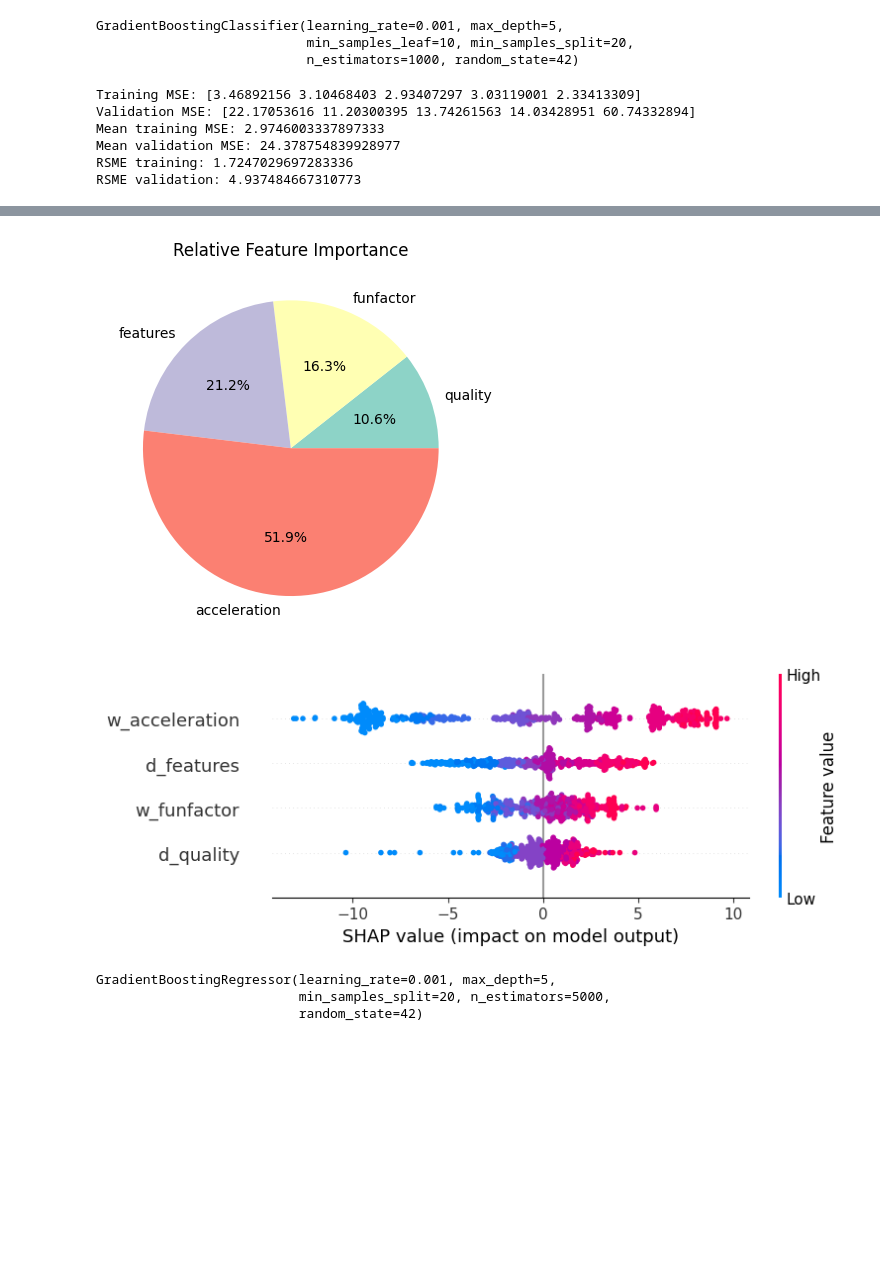
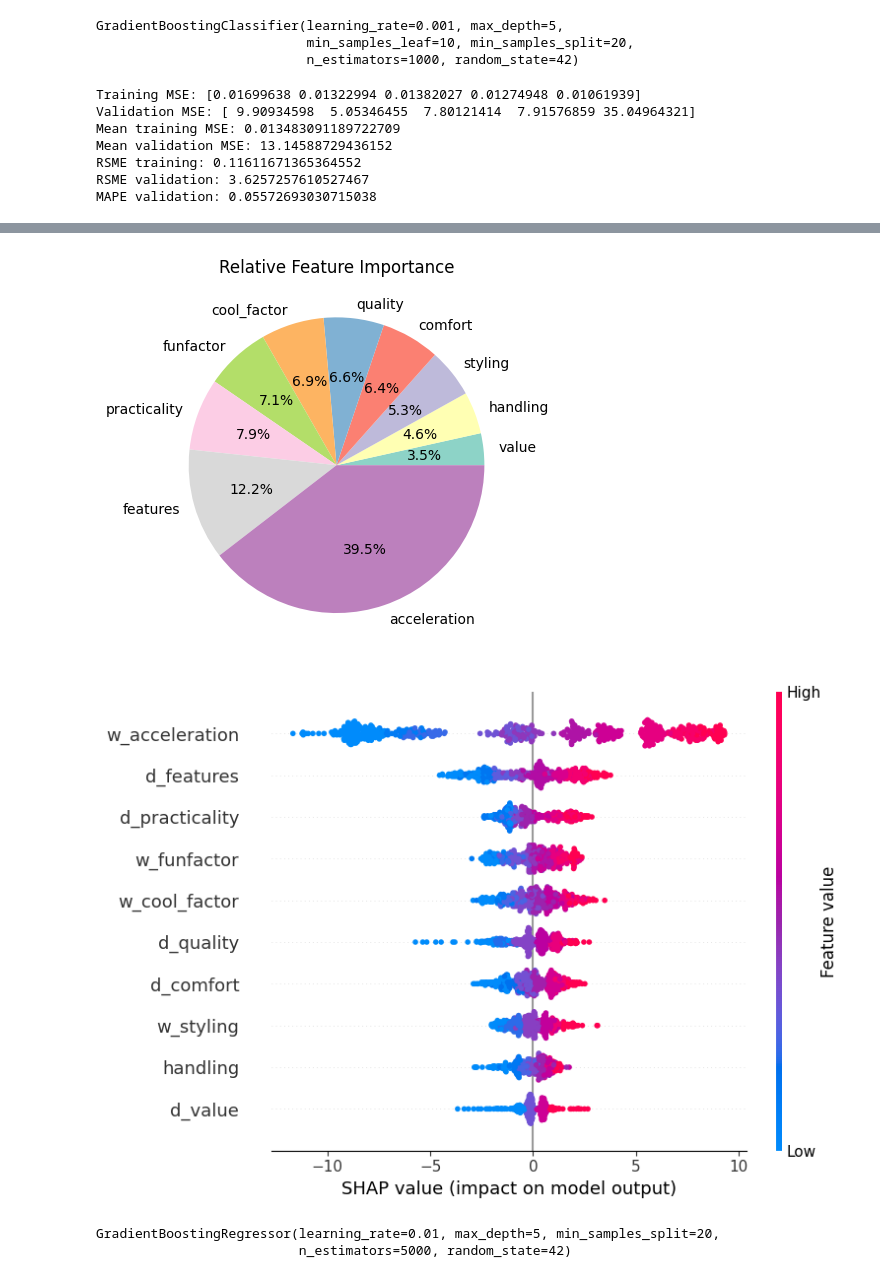
Before and after one commit to zcstarr/dougscore, a Jupyter notebook: dougs.ipynb, the cells around one changed output, grey strips where cells are left out. Drawn from its saved outputs; the diff is of its cells as text; code cells hidden in the pictures; blank space fills up the shorter version.

```diff
--- a/dougs.ipynb
+++ b/dougs.ipynb
@@ -87,7 +87,12 @@ df = pd.concat([df, pd.get_dummies(df["model_year_10"], drop_first=False, prefix
 df = pd.concat([df, pd.get_dummies(df["model_year_4"], drop_first=False, prefix="my4").astype(int)], axis=1)
 df = pd.concat([df, pd.get_dummies(df["model_year_3"], drop_first=False, prefix="my3").astype(int)], axis=1)
 df = pd.concat([df, pd.get_dummies(df["model_year_2"], drop_first=False, prefix="my2").astype(int)], axis=1)
-df['Acura']
+
+#one hot encoding vehicle and film country
+df = pd.concat([df, pd.get_dummies(df["vehicle_region"], drop_first=False, prefix="vr").astype(int)], axis=1)
+df = pd.concat([df, pd.get_dummies(df["vehicle_country"], drop_first=False, prefix="vc").astype(int)], axis=1)
+df = pd.concat([df, pd.get_dummies(df["film_region"], drop_first=False, prefix="fr").astype(int)], axis=1)
+df = pd.concat([df, pd.get_dummies(df["film_country"], drop_first=False, prefix="fc").astype(int)], axis=1)
 # %% [output]
 23.0
 [figure]
@@ -1046,7 +1092,13 @@ generate_subplots([two_feature_regression_results, three_feature_regression_resu
 from sklearn.cluster import KMeans
 import seaborn as sns
 from sklearn.manifold import MDS
-corr_matrix = df[ daily + weekend].corr()
+brands = df['brand'].unique().tolist()
+model_year_10 = list(map(lambda x: f"my10_{x}", df['model_year_10'].unique().tolist()))
+vehicle_region = list(map(lambda x: f"vr_{x}", df['vehicle_region'].unique().tolist()))
+vehicle_country = list(map(lambda x: f"vc_{x}", df['vehicle_country'].unique().tolist()))
+# meta features don't make much sense to plot they introduce alot of visual noise
+meta =['video_link_m'] #['video_link_m'] + model_year_10 + vehicle_region # ['video_link_m']  # vehicle_region + model_year_10 + brands
+corr_matrix = df[ daily + weekend + meta].corr()
 np.random.seed(42)
 
 # convert the correlation matrix to a distance metric(non negative) to make it easier to plot, group etc...
@@ -1054,7 +1106,7 @@ np.random.seed(42)
 distance_corr = np.sqrt(2 * (1 - corr_matrix))
 # Compute inertia for a range of clusters
 clusters = range(1, 11)
-inertia = [KMeans(n_clusters=k).fit(distance_corr).inertia_ for k in clusters]
+inertia = [KMeans(n_clusters=k, n_init='auto').fit(distance_corr).inertia_ for k in clusters]
 
 # Calculate the distance of each inertia point to the line from first to last inertia
 # Line from first to last: y = ax + b
@@ -1075,19 +1127,18 @@ plt.show()
 
 
 # Fit KMeans clustering using the optimal number of clusters (let's assume it's 3 for this example)
-kmeans = KMeans(n_clusters=elbow_cluster, random_state=42).fit(distance_corr)
+kmeans = KMeans(n_clusters=elbow_cluster, random_state=42, n_init='auto').fit(distance_corr)
 # Reduce dimensionality for visualization using MDS, multi dimensional scaling to reduce the dimensionality of the data so we can plot it
 mds = MDS(n_components=2, random_state=42, dissimilarity='precomputed')
 reduced_data = mds.fit_transform(distance_corr)
 
 
 # Plotting
-plt.figure(figsize=(10, 8))
+plt.figure(figsize=(20, 10))
 
 # Scatter plot the data points colored by their assigned cluster
 for cluster_num in range(elbow_cluster):
     cluster_points = reduced_data[kmeans.labels_ == cluster_num]
-    print(cluster_points)
     # Get column names
     # Use column names to access data
     # plt.scatter(cluster_points[col1], cluster_points[col2], label=f'Cluster {cluster_num + 1}')
@@ -1134,6 +1195,7 @@ from sklearn.tree import DecisionTreeClassifier,plot_tree
 from sklearn.preprocessing import OneHotEncoder
 from sklearn.model_selection import cross_validate
 from sklearn.model_selection import StratifiedKFold
+# We'll bin with all the features first
 
 # here we're taking a look at the splitting up the doug score into categories binning it into quintiles
 # this will allow us to see the distribution of the doug score to predict the quintile bottom 20%, to top 20% of cars
@@ -1190,7 +1252,7 @@ y = df['doug_quantile']
 
 
 # Create a decision tree classifier and fit it to the data
-clf = DecisionTreeClassifier(max_depth=5,criterion='gini', random_state=42, min_samples_split=10, min_samples_leaf=10)  # Limiting depth for visualization purposes
+clf = DecisionTreeClassifier(max_depth=3,criterion='gini', random_state=42, min_samples_split=10, min_samples_leaf=10)  # Limiting depth for visualization purposes
 # Perform 5-fold cross-validation on the decision tree classifier
 stratified_kfold = StratifiedKFold(n_splits=5, shuffle=True, random_state=42)
 cv_results = cross_validate(clf, X, y, cv=stratified_kfold, return_train_score=True)
@@ -1208,8 +1270,8 @@ X_decoded = encoder.inverse_transform(X_encoded)
 X_decoded_df = pd.DataFrame(X_decoded, columns=cat_features)
 
 # Visualize the decision tree
-plt.figure(figsize=(80,40))
-plot_tree(clf, feature_names=list(X.columns), class_names=['Q1', 'Q2', 'Q3', 'Q4', 'Q5'], filled=True)
+plt.figure(figsize=(20,10))
+plot_tree(clf, feature_names=list(X.columns), class_names=['Bad', 'Good', 'Q3', 'Q4', 'Q5'], filled=True)
 #plt.show()
 
 # I tried removing category data and only gained marginal improvement in the model
@@ -1497,52 +1559,56 @@ def train_gradient_boost_tree_regression(df,
     gbr = GradientBoostingRegressor(n_estimators=n_estimators, min_samples_split=20, learning_rate=learning_rate, max_depth=tree_depth, random_state=42)
     cv_results = cross_validate(gbr, X, y, cv=5, scoring='neg_mean_squared_error', return_train_score=True)
 
+    y_pred = cross_val_predict(gbr, X, y, cv=5)
+    mape = mean_absolute_percentage_error(y, y_pred)
     print('Training MSE:', -cv_results['train_score'])
     print('Validation MSE:', -cv_results['test_score'])
     print('Mean training MSE:', -cv_results['train_score'].mean())
     print('Mean validation MSE:', -cv_results['test_score'].mean())
     print('RSME training:', np.sqrt(-cv_results['train_score'].mean()))
     print('RSME validation:', np.sqrt(-cv_results['test_score'].mean()))
+    print('MAPE validation:', mape)
+
     gbr.fit(X, y)
 
 
     shap.initjs()
     explainer = shap.TreeExplainer(gbr)
     shap_values = explainer.shap_values(X)
 
     # Compute the mean SHAP values for each feature
     mean_shap_values = np.mean(np.abs(shap_values), axis=0)
     # Get the indices of the features sorted by their mean SHAP values
     sorted_indices = np.argsort(mean_shap_values)
     # Compute the relative importance of each feature
     relative_importance = mean_shap_values[sorted_indices] / np.sum(mean_shap_values[sorted_indices])
     # Create a pie chart
     plt.figure()
     plt.pie(relative_importance, labels=feature_names[sorted_indices], autopct='%1.1f%%', colors=plt.cm.Set3(np.arange(len(X.columns[sorted_indices]))))
     plt.title('Relative Feature Importance')
     plt.show()
 
     # Visualize the summary of SHAP values with a summary plot
     shap.summary_plot(shap_values, X)
     plt.show()
 
 
     return gbr
 
-train_gradient_boost_tree_regression(df, daily_columns=daily, weekend_columns=weekend, meta_columns=meta, criteria=criteria_func, tree_depth=5, n_estimators=5000, learning_rate=0.001)
+train_gradient_boost_tree_regression(df, daily_columns=daily, weekend_columns=weekend, meta_columns=meta, criteria=criteria_func, tree_depth=5, n_estimators=5000, learning_rate=0.01)
 
-# In summary: Our model has an RMSE of 4.36, which means that on average, our predictions are off by about 4.36 units. Given the range of scores from 25 to 72, this represents an error of approximately 8.72% of the range.
+# In summary: Our model has an RMSE of 4.36, which means that on average, our predictions are off by about 4.36 units. Given the range of scores from 25 to 74, this represents an error of approximately 8.72% of the range.
 # This level of precision is acceptable for our application because we are not trying to predict the exact score of a car, but rather to predict where a car might land.
 # %% [output]
-Training MSE: [3.46892156 3.10468403 2.93407297 3.03119001 2.33413309]
-Validation MSE: [22.17053616 11.20300395 13.74261563 14.03428951 60.74332894]
-Mean training MSE: 2.9746003337897333
-Mean validation MSE: 24.378754839928977
-RSME training: 1.7247029697283336
-RSME validation: 4.937484667310773
+Training MSE: [0.01699638 0.01322994 0.01382027 0.01274948 0.01061939]
+Validation MSE: [ 9.90934598  5.05346455  7.80121414  7.91576859 35.04964321]
+Mean training MSE: 0.013483091189722709
+Mean validation MSE: 13.14588729436152
+RSME training: 0.11611671365364552
+RSME validation: 3.6257257610527467
+MAPE validation: 0.05572693030715038
 [interactive output not drawn]
-[figure, old version]
+[figure, new version]
-[figure, old version]
+[figure, new version]
-GradientBoostingRegressor(learning_rate=0.001, max_depth=5,
-                          min_samples_split=20, n_estimators=5000,
-                          random_state=42)
+GradientBoostingRegressor(learning_rate=0.01, max_depth=5, min_samples_split=20,
+                          n_estimators=5000, random_state=42)
```
Also changed, not shown: parts of 6 cells of this notebook.
